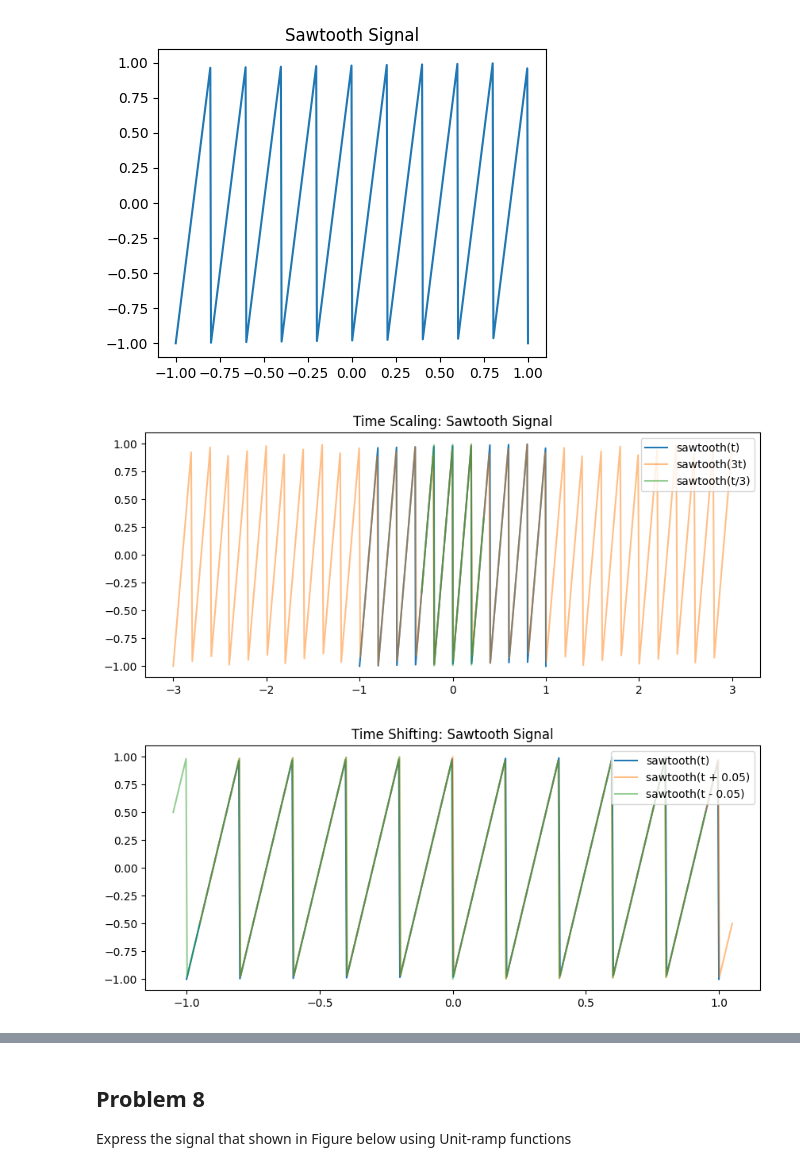
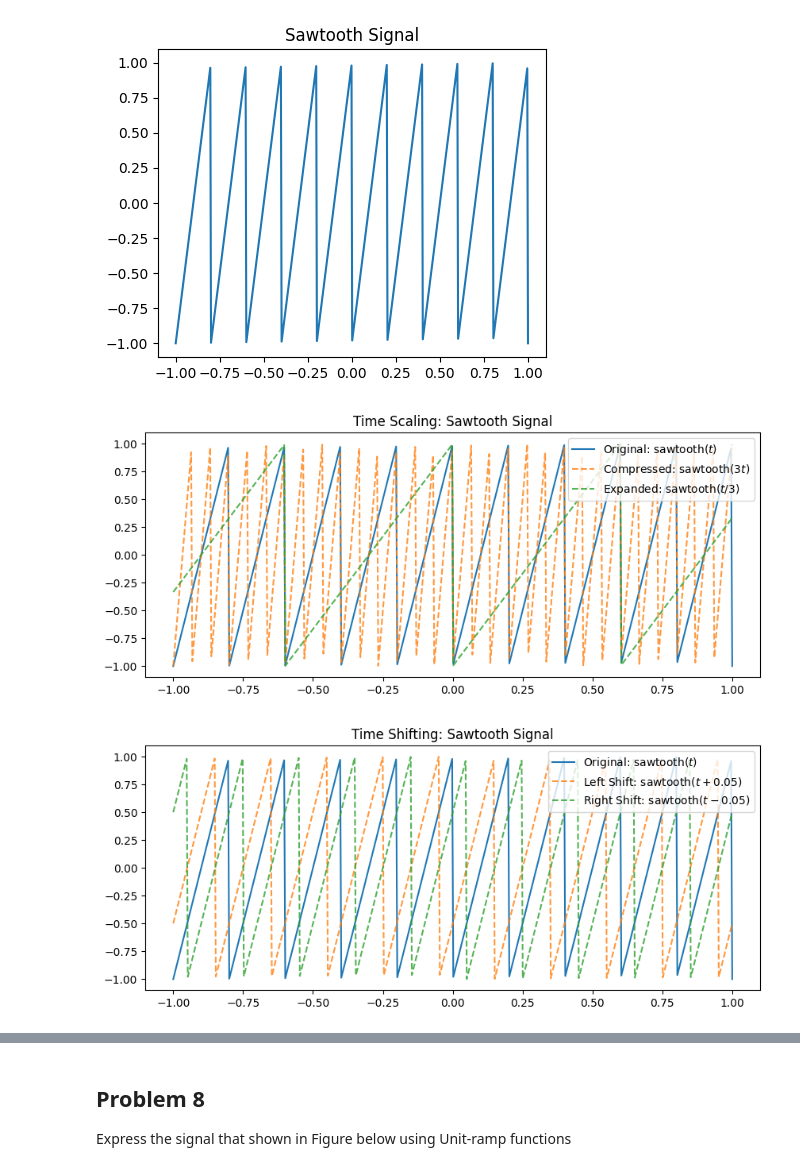
Before and after one commit to patthadon-p/CEDT-2110203-CEM-II, a Jupyter notebook: signal/homework-1/code/signal-homework-01-notebook.ipynb, the cells around one changed output, grey strips where cells are left out. Drawn from its saved outputs; the diff is of its cells as text; code cells hidden in the pictures.

```diff
--- a/signal/homework-1/code/signal-homework-01-notebook.ipynb
+++ b/signal/homework-1/code/signal-homework-01-notebook.ipynb
@@ -642,44 +640,44 @@ t2 = t * (1/3)
 sawtooth2 = signal.sawtooth(2 * np.pi * 5 * t2)
 
 plt.title("Time Scaling: Sawtooth Signal")
-plt.plot(t, sawtooth, label="sawtooth(t)", alpha=1)
-plt.plot(t1, sawtooth1, label="sawtooth(3t)", alpha=0.5)
-plt.plot(t2, sawtooth2, label="sawtooth(t/3)", alpha=0.5)
+plt.plot(t, sawtooth, label=r"Original: sawtooth$(t)$", alpha=1)
+plt.plot(t, sawtooth1, label=r"Compressed: sawtooth$(3t)$", linestyle="--", alpha=0.8)
+plt.plot(t, sawtooth2, label=r"Expanded: sawtooth$(t/3)$", linestyle="--", alpha=0.8)
 plt.legend(loc="upper right")
 
 plt.savefig("../images/problem_6_1.png", dpi=300, bbox_inches="tight")
 
 plt.show()
 # %% [output]
-[figure, old version]
+[figure, new version]
 # %%
 # 6.2.
 
 fig = plt.figure(figsize=(10, 4))
 
 t = np.linspace(-1, 1, 500)
 sawtooth = signal.sawtooth(2 * np.pi * 5 * t)
 
 ## TODO : writing code for time shifting
 # shifting t to the left and right 0.05 units
 
 t1 = t + 0.05
 sawtooth1 = signal.sawtooth(2 * np.pi * 5 * t1)
 
 t2 = t - 0.05
 sawtooth2 = signal.sawtooth(2 * np.pi * 5 * t2)
 
 plt.title("Time Shifting: Sawtooth Signal")
-plt.plot(t, sawtooth, label="sawtooth(t)", alpha=1)
-plt.plot(t1, sawtooth1, label="sawtooth(t + 0.05)", alpha=0.5)
-plt.plot(t2, sawtooth2, label="sawtooth(t - 0.05)", alpha=0.5)
+plt.plot(t, sawtooth, label=r"Original: sawtooth$(t)$", alpha=1)
+plt.plot(t, sawtooth1, label=r"Left Shift: sawtooth$(t + 0.05)$", linestyle="--", alpha=0.8)
+plt.plot(t, sawtooth2, label=r"Right Shift: sawtooth$(t - 0.05)$", linestyle="--", alpha=0.8)
 plt.legend(loc="upper right")
 
 plt.savefig("../images/problem_6_2.png", dpi=300, bbox_inches="tight")
 
 plt.show()
 # %% [output]
-[figure, old version]
+[figure, new version]
 # %%
 # 6.3.
 
```
Also changed, not shown: parts of 35 cells of this notebook, 34 other files.
